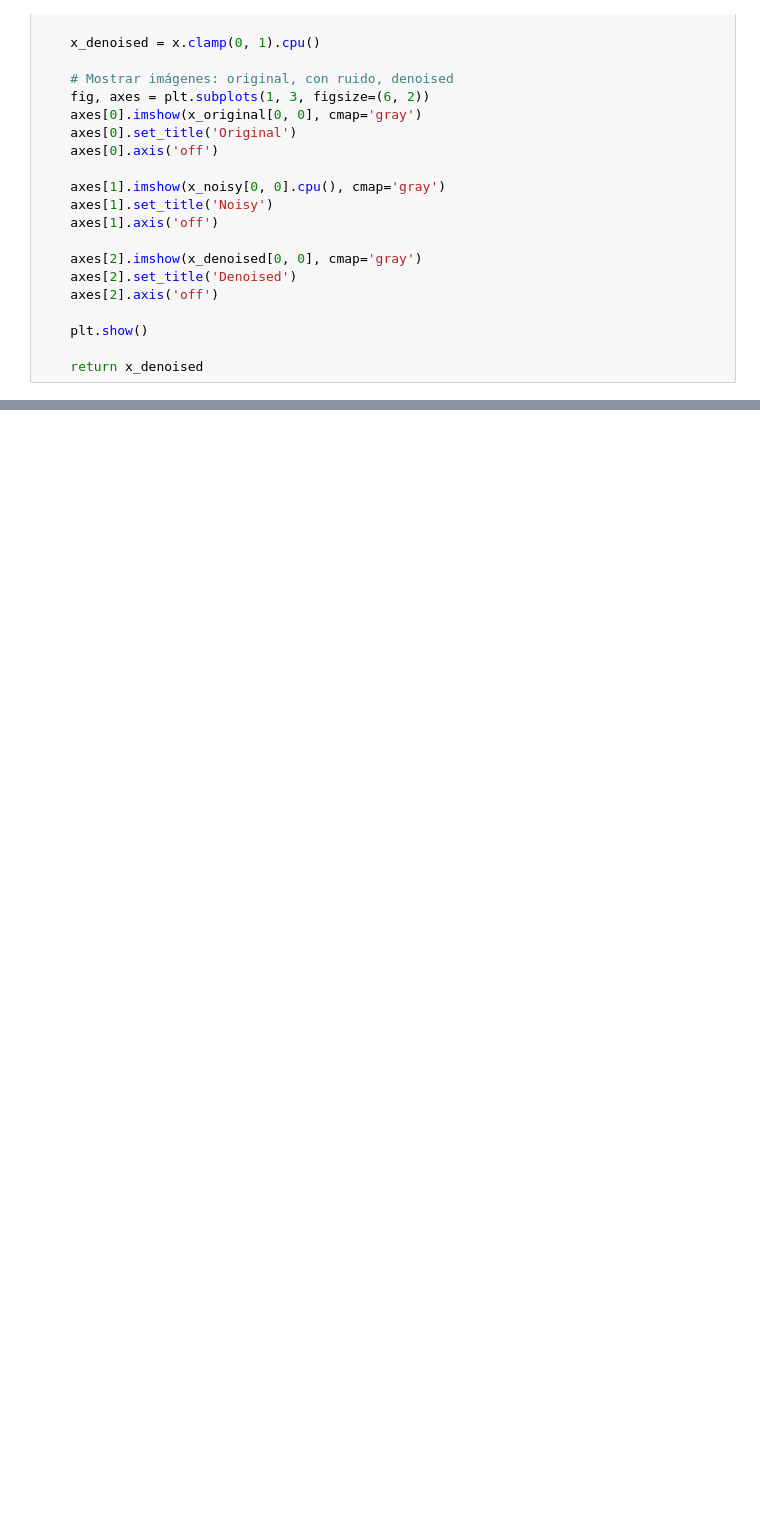
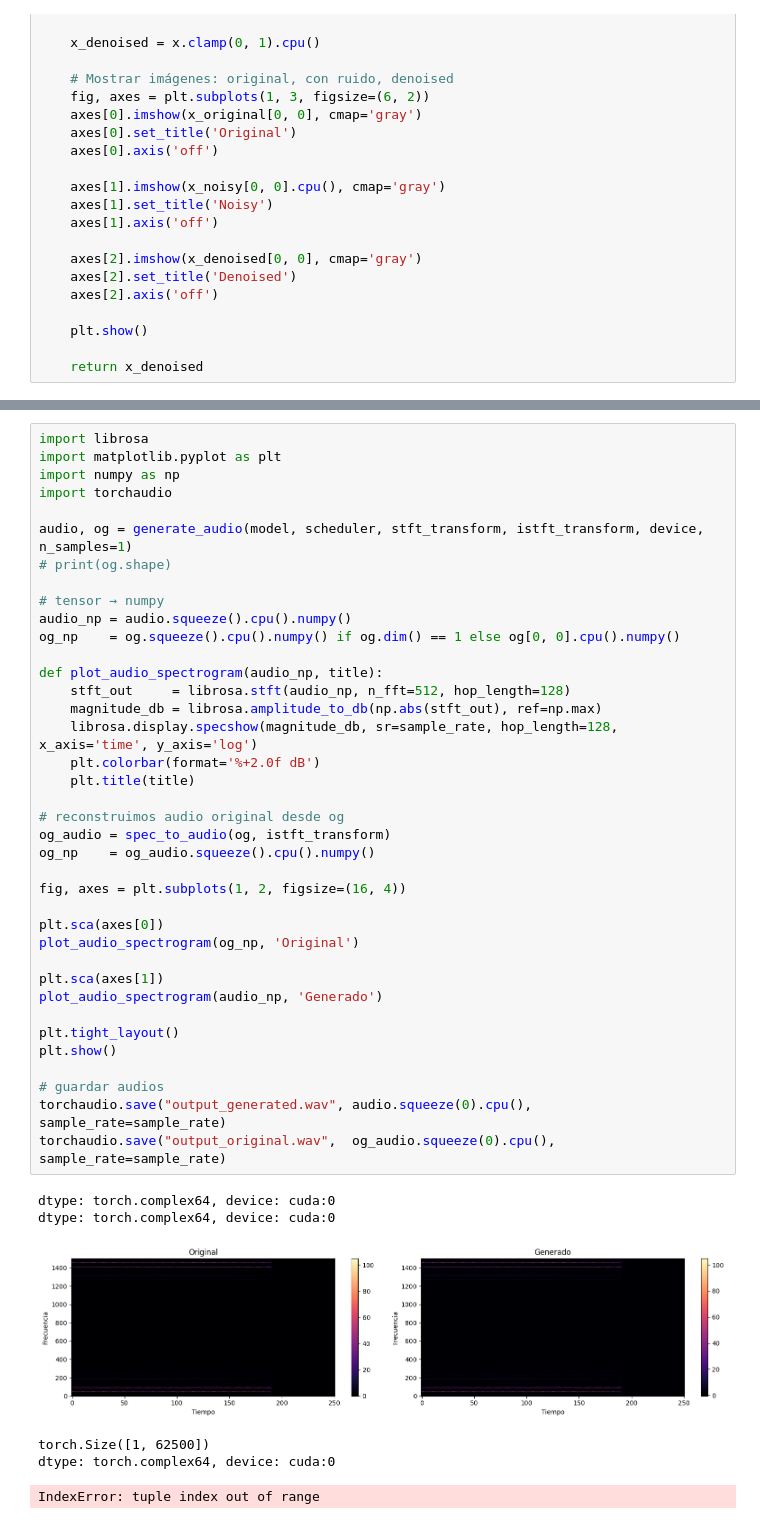
Before and after one commit to claramn/TFG-MUSICAL, a Jupyter notebook: notebooks/05_Diffusion.ipynb, the cells around one changed output, grey strips where cells are left out. Saved outputs shown, nothing was run; the diff lists cells and outputs as text; blank space fills up the shorter version.

Commit message:
peor audio de la historia

```diff
--- a/notebooks/05_Diffusion.ipynb
+++ b/notebooks/05_Diffusion.ipynb
@@ -301,0 +399,45 @@ NameError: name 'mnist_ds' is not defined
+# %%
+import librosa
+import matplotlib.pyplot as plt
+import numpy as np
+import torchaudio
+
+audio, og = generate_audio(model, scheduler, stft_transform, istft_transform, device, n_samples=1)
+# print(og.shape)
+
+# tensor → numpy
+audio_np = audio.squeeze().cpu().numpy()
+og_np    = og.squeeze().cpu().numpy() if og.dim() == 1 else og[0, 0].cpu().numpy()
+
+def plot_audio_spectrogram(audio_np, title):
+    stft_out     = librosa.stft(audio_np, n_fft=512, hop_length=128)
+    magnitude_db = librosa.amplitude_to_db(np.abs(stft_out), ref=np.max)
+    librosa.display.specshow(magnitude_db, sr=sample_rate, hop_length=128, x_axis='time', y_axis='log')
+    plt.colorbar(format='%+2.0f dB')
+    plt.title(title)
+
+# reconstruimos audio original desde og
+og_audio = spec_to_audio(og, istft_transform)
+og_np    = og_audio.squeeze().cpu().numpy()
+
+fig, axes = plt.subplots(1, 2, figsize=(16, 4))
+
+plt.sca(axes[0])
+plot_audio_spectrogram(og_np, 'Original')
+
+plt.sca(axes[1])
+plot_audio_spectrogram(audio_np, 'Generado')
+
+plt.tight_layout()
+plt.show()
+
+# guardar audios
+torchaudio.save("output_generated.wav", audio.squeeze(0).cpu(), sample_rate=sample_rate)
+torchaudio.save("output_original.wav",  og_audio.squeeze(0).cpu(), sample_rate=sample_rate)
+# %% [output]
+dtype: torch.complex64, device: cuda:0
+dtype: torch.complex64, device: cuda:0
+[figure, added]
+torch.Size([1, 62500])
+dtype: torch.complex64, device: cuda:0
+IndexError: tuple index out of range
```
Also changed, not shown: parts of 4 cells of this notebook, 1 other file.
